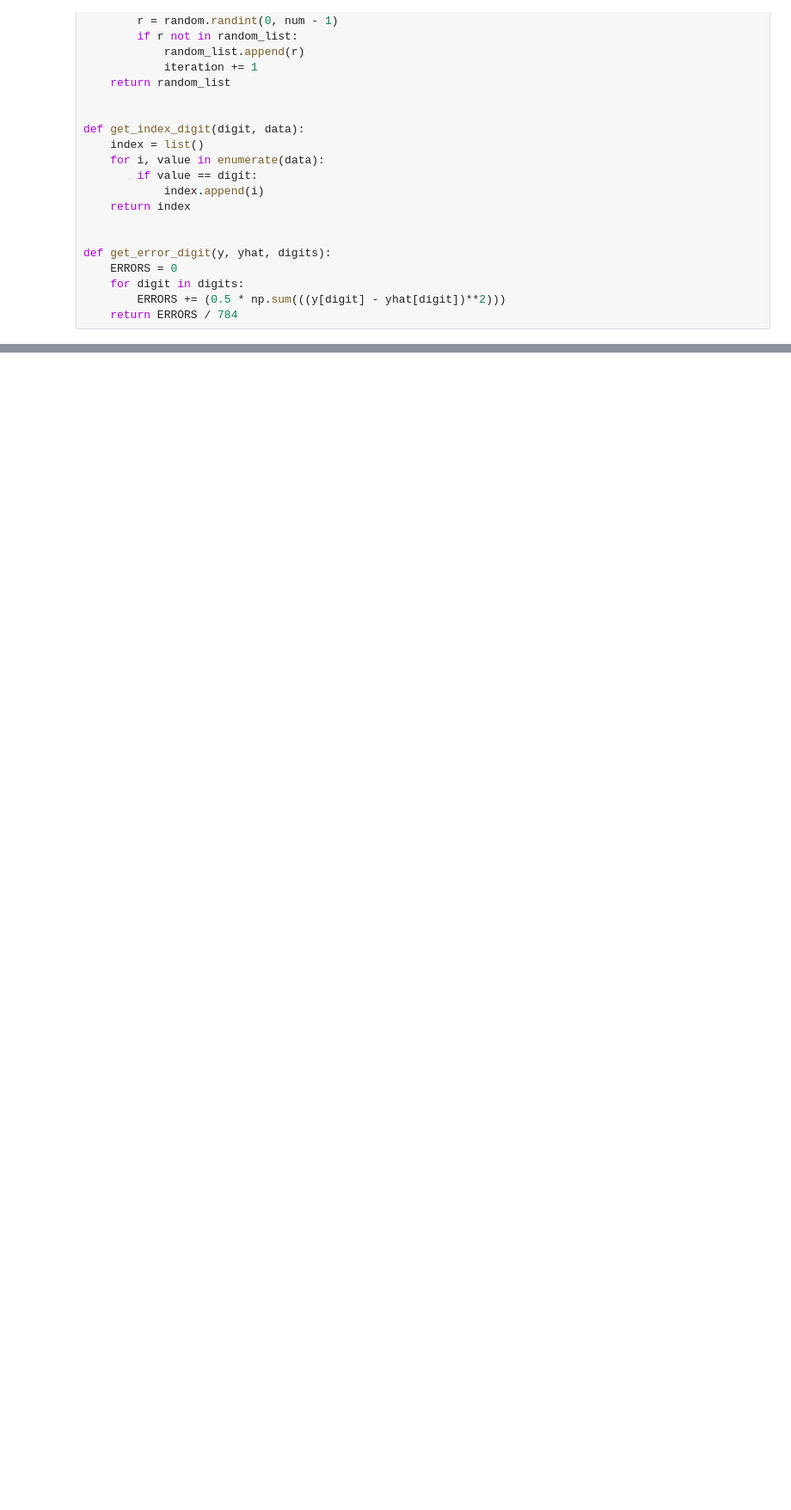
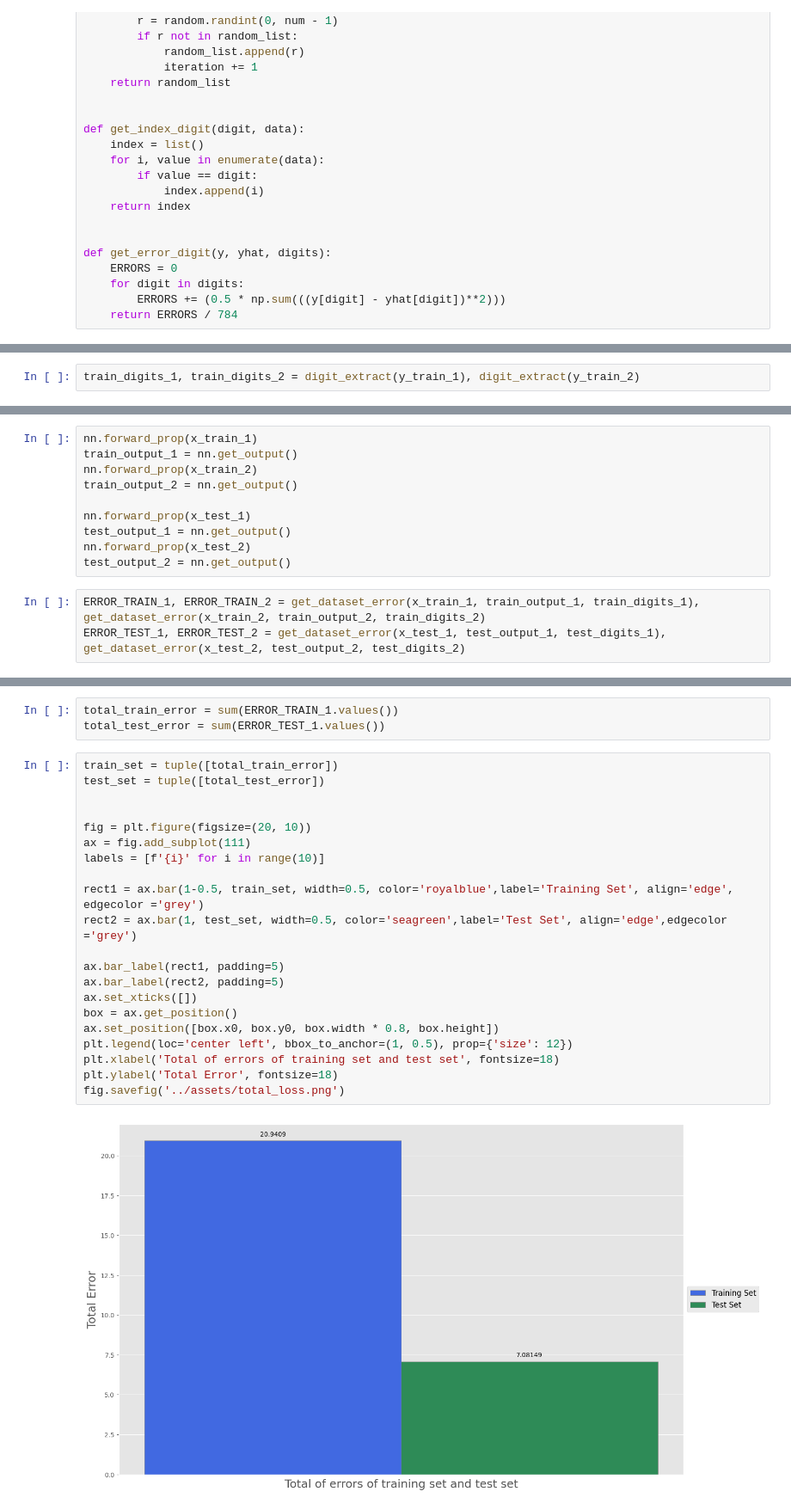
Before and after one commit to jacklvd/intelligent_sys, a Jupyter notebook: HW4/src/autoencoder.ipynb, the cells around one changed output, grey strips where cells are left out. Shown at 86% size. Drawn from its saved outputs; the diff is of its cells as text; blank space fills up the shorter version.

```diff
--- a/HW4/src/autoencoder.ipynb
+++ b/HW4/src/autoencoder.ipynb
@@ -267,0 +375,2 @@ fig.savefig('../assets/sample_output.png')
+# %%
+train_digits_1, train_digits_2 = digit_extract(y_train_1), digit_extract(y_train_2)
@@ -267,0 +397,13 @@ fig.savefig('../assets/sample_output.png')
+# %%
+nn.forward_prop(x_train_1)
+train_output_1 = nn.get_output()
+nn.forward_prop(x_train_2)
+train_output_2 = nn.get_output()
+
+nn.forward_prop(x_test_1)
+test_output_1 = nn.get_output()
+nn.forward_prop(x_test_2)
+test_output_2 = nn.get_output()
+# %%
+ERROR_TRAIN_1, ERROR_TRAIN_2 = get_dataset_error(x_train_1, train_output_1, train_digits_1), get_dataset_error(x_train_2, train_output_2, train_digits_2)
+ERROR_TEST_1, ERROR_TEST_2 = get_dataset_error(x_test_1, test_output_1, test_digits_1), get_dataset_error(x_test_2, test_output_2, test_digits_2)
@@ -267,0 +418,26 @@ fig.savefig('../assets/sample_output.png')
+# %%
+total_train_error = sum(ERROR_TRAIN_1.values())
+total_test_error = sum(ERROR_TEST_1.values())
+# %%
+train_set = tuple([total_train_error])
+test_set = tuple([total_test_error])
+
+
+fig = plt.figure(figsize=(20, 10))
+ax = fig.add_subplot(111)
+labels = [f'{i}' for i in range(10)]
+
+rect1 = ax.bar(1-0.5, train_set, width=0.5, color='royalblue',label='Training Set', align='edge', edgecolor ='grey')
+rect2 = ax.bar(1, test_set, width=0.5, color='seagreen',label='Test Set', align='edge',edgecolor ='grey')
+
+ax.bar_label(rect1, padding=5)
+ax.bar_label(rect2, padding=5)
+ax.set_xticks([])
+box = ax.get_position()
+ax.set_position([box.x0, box.y0, box.width * 0.8, box.height])
+plt.legend(loc='center left', bbox_to_anchor=(1, 0.5), prop={'size': 12})
+plt.xlabel('Total of errors of training set and test set', fontsize=18)
+plt.ylabel('Total Error', fontsize=18)
+fig.savefig('../assets/total_loss.png')
+# %% [output]
+[figure, added]
```
Also changed, not shown: parts of 35 cells of this notebook, 12 other files.
